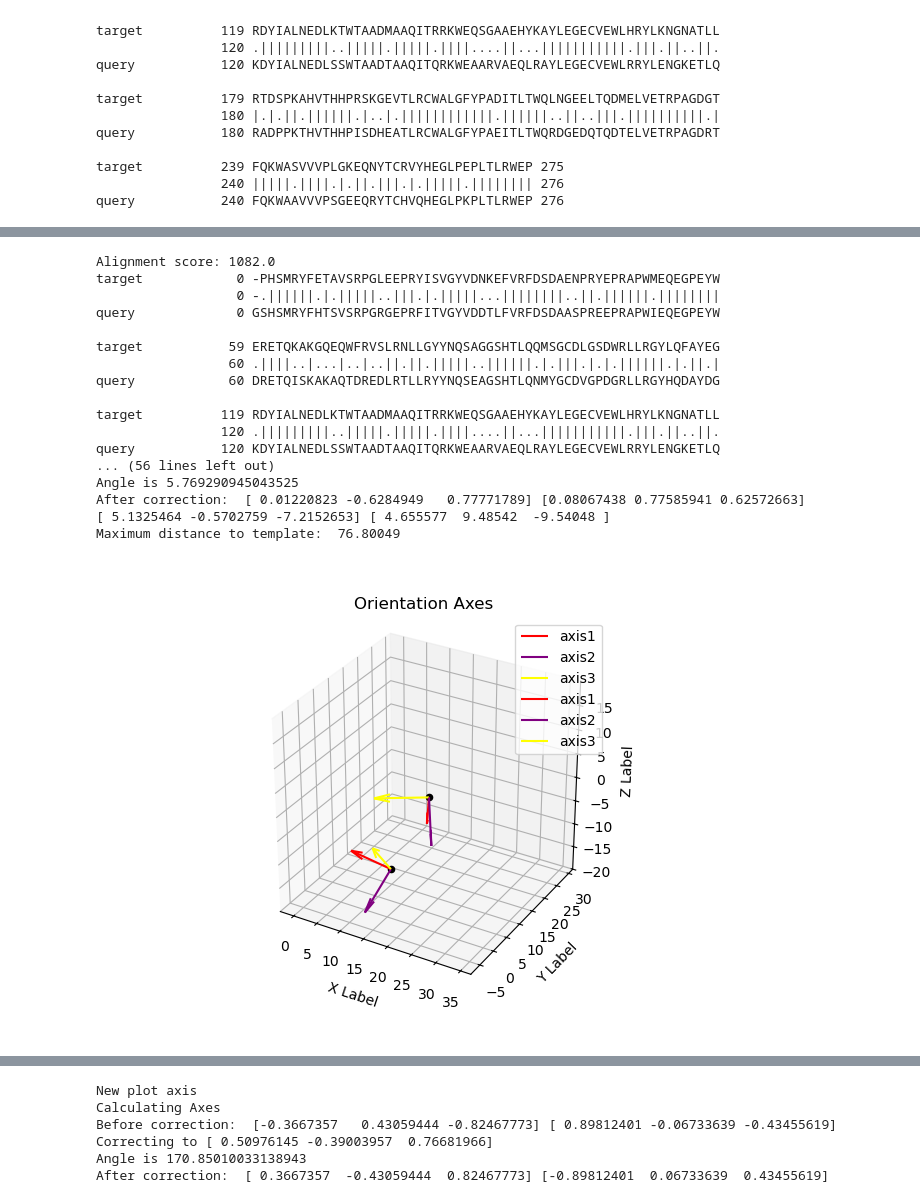
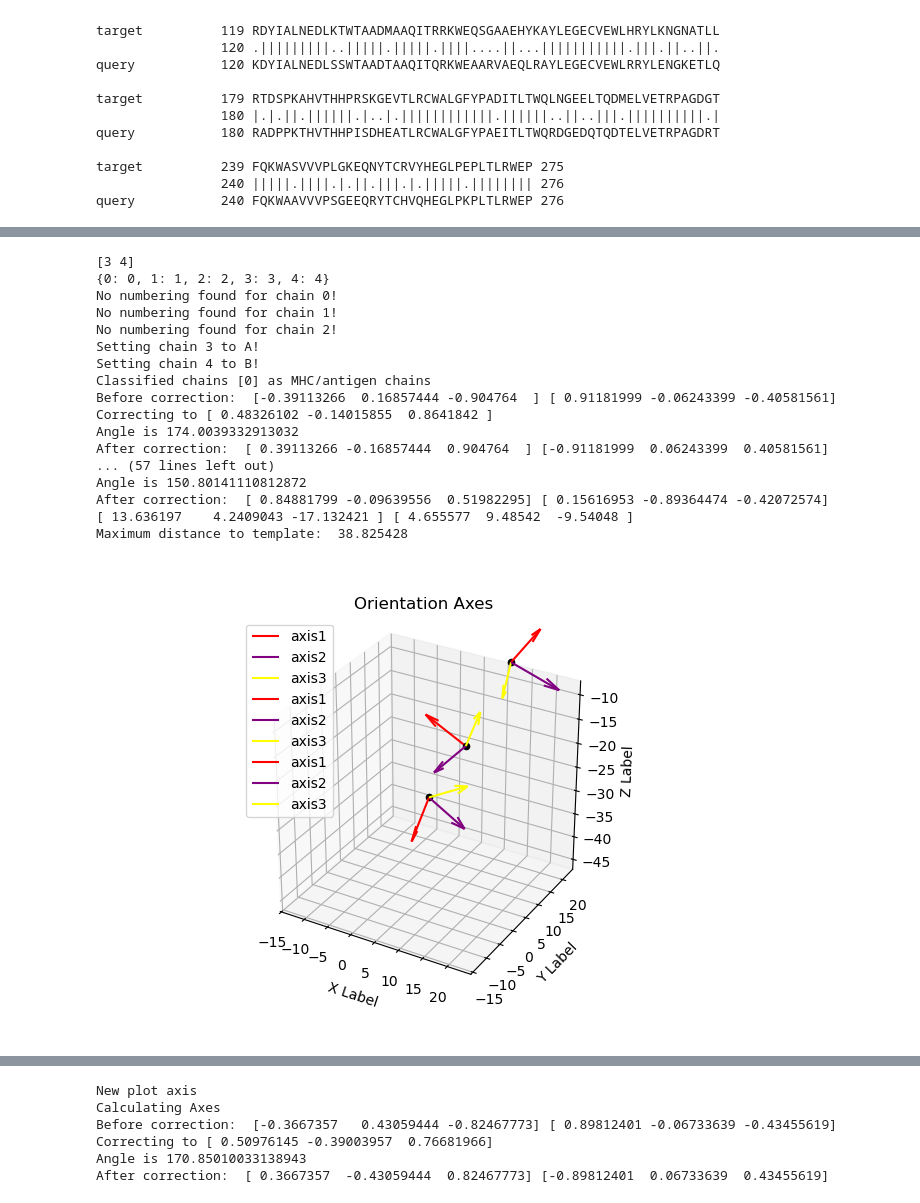
Before and after one commit to NTBiotech/flexcraft, a Jupyter notebook: notebooks/adapt/geometry_devel.ipynb, the cells around one changed output, grey strips where cells are left out. Drawn from its saved outputs; the diff is of its cells as text; code cells hidden in the pictures.

```diff
--- a/notebooks/adapt/geometry_devel.ipynb
+++ b/notebooks/adapt/geometry_devel.ipynb
@@ -22,6 +22,20 @@ import jax.numpy as jnp
 tmp = tempfile.TemporaryDirectory(prefix="geometry_devel_")
 tmpdir = Path(tmp.name)
 data_dir = Path("../../../Data/input_data/")
+# %%
+def download_structure(test_id, *args, **kwargs):
+    return (data_dir/test_id).with_suffix(".pdb")
+
+for test_id in [
+    "5BS0",
+    "3QDG",
+    "3GSN",
+    "7N2R",
+    "5EU6",
+    "1OGA",
+    "7RRG",
+    "7OW6",]:
+    clean_chothia(download_structure(test_id,out_dir=data_dir.__str__()))
 # %%
 # test axis relocation
 a = (np.concatenate([np.arange(6,12)[:,None],np.full((6,2),1)], axis=-1),np.concatenate([np.arange(6,12)[:,None],np.full((6,2),-1)], axis=-1))
@@ -288,12 +339,14 @@ After correction:  [-0.33414219 -0.13366126 -0.93299714] [ 0.94146917 -0.0941226
 # %%
 design = mhc1_design
 op=test_op
-design_op = op1
-params = test_params
+design_op = None
+params = params_1
 chains=params["tcr_chain_index"]
+print(chains)
 x_factor=20
 kwargs = dict(lim=(-1*x_factor,1*x_factor),plot_points=False, angle=None, normalize=.5*x_factor)#45*9)
 mhc_class=1
+out_design = apply_op_full_scaffold(design=design, op=op, chains=chains, mhc_class=mhc_class)
 
 mhc_positions = get_mhc1_positions(
     design=design,
@@ -318,50 +371,49 @@ mhc_axes[:,0] = axis1
 tcr_axes, tcr_center = get_axes(
     *[get_tcr_coords(design, np.array([chain])) for chain in chains]
     )
 tcr_ref = get_tcr_ref(design, params)
 axis3, axis1 = check_direction(tcr_axes[:,-1], tcr_center, tcr_ref, tcr_axes[:,0])
 tcr_axes[:,-1] = axis3
 tcr_axes[:,0] = axis1
 
 
 c_axes, c_center = apply_ax_op(tcr_axes, tcr_center, op)
 
-out_design = apply_op(design=design, op=op, chains=chains, mhc_class=mhc_class)
 out_axes, out_center = get_axes(
     *[get_tcr_coords(out_design, np.array([chain])) for chain in chains]
     )
 out_ref = get_tcr_ref(out_design, params)
 axis3, axis1 = check_direction(out_axes[:,-1], tcr_center, tcr_ref, out_axes[:,0])
 out_axes[:,-1] = axis3
 out_axes[:,0] = axis1
 
 print(out_design["atom_positions"].mean(axis=(0,1)),design["atom_positions"].mean(axis=(0,1)))
 print("Maximum distance to template: ",(out_design["atom_positions"]-design["atom_positions"]).max())
 #assert ~np.isclose(out_design["atom_positions"], design["atom_positions"], atol=1e-3).all()
 
 fig = plt.figure()
 ax = fig.add_subplot(projection='3d', )
 ax.set_aspect("equal")
 ax = plot_axes(axes=tcr_axes,center=tcr_center, ax=ax, **kwargs)
 ax = plot_axes(axes=mhc_axes,center=mhc_center, ax=ax, **kwargs)
 #ax = plot_axes(c_axes, c_center, ax=ax, **kwargs)
-#ax = plot_axes(out_axes, out_center, ax=ax,**kwargs)
+ax = plot_axes(out_axes, out_center, ax=ax,**kwargs)
 # %% [output]
-Alignment score: 1082.0
-target            0 -PHSMRYFETAVSRPGLEEPRYISVGYVDNKEFVRFDSDAENPRYEPRAPWMEQEGPEYW
-                  0 -.||||||.|.|||||..|||.|.|||||...||||||||..||.||||||.||||||||
-query             0 GSHSMRYFHTSVSRPGRGEPRFITVGYVDDTLFVRFDSDAASPREEPRAPWIEQEGPEYW
-
-target           59 ERETQKAKGQEQWFRVSLRNLLGYYNQSAGGSHTLQQMSGCDLGSDWRLLRGYLQFAYEG
-                 60 .||||..|...|..|..||.||.|||||..||||||.|.|||.|.|.||||||.|.||.|
-query            60 DRETQISKAKAQTDREDLRTLLRYYNQSEAGSHTLQNMYGCDVGPDGRLLRGYHQDAYDG
-
-target          119 RDYIALNEDLKTWTAADMAAQITRRKWEQSGAAEHYKAYLEGECVEWLHRYLKNGNATLL
-                120 .|||||||||..|||||.|||||.||||....||...|||||||||||.|||.||..||.
-query           120 KDYIALNEDLSSWTAADTAAQITQRKWEAARVAEQLRAYLEGECVEWLRRYLENGKETLQ
-... (56 lines left out)
-Angle is 5.769290945043525
-After correction:  [ 0.01220823 -0.6284949   0.77771789] [0.08067438 0.77585941 0.62572663]
-[ 5.1325464 -0.5702759 -7.2152653] [ 4.655577  9.48542  -9.54048 ]
-Maximum distance to template:  76.80049
+[3 4]
+{0: 0, 1: 1, 2: 2, 3: 3, 4: 4}
+No numbering found for chain 0!
+No numbering found for chain 1!
+No numbering found for chain 2!
+Setting chain 3 to A!
+Setting chain 4 to B!
+Classified chains [0] as MHC/antigen chains
+Before correction:  [-0.39113266  0.16857444 -0.904764  ] [ 0.91181999 -0.06243399 -0.40581561]
+Correcting to [ 0.48326102 -0.14015855  0.8641842 ]
+Angle is 174.0039332913032
+After correction:  [ 0.39113266 -0.16857444  0.904764  ] [-0.91181999  0.06243399  0.40581561]
+... (57 lines left out)
+Angle is 150.80141110812872
+After correction:  [ 0.84881799 -0.09639556  0.51982295] [ 0.15616953 -0.89364474 -0.42072574]
+[ 13.636197    4.2409043 -17.132421 ] [ 4.655577  9.48542  -9.54048 ]
+Maximum distance to template:  38.825428
-[figure, old version]
+[figure, new version]
```
Also changed, not shown: parts of 10 cells of this notebook, 2 other files.
